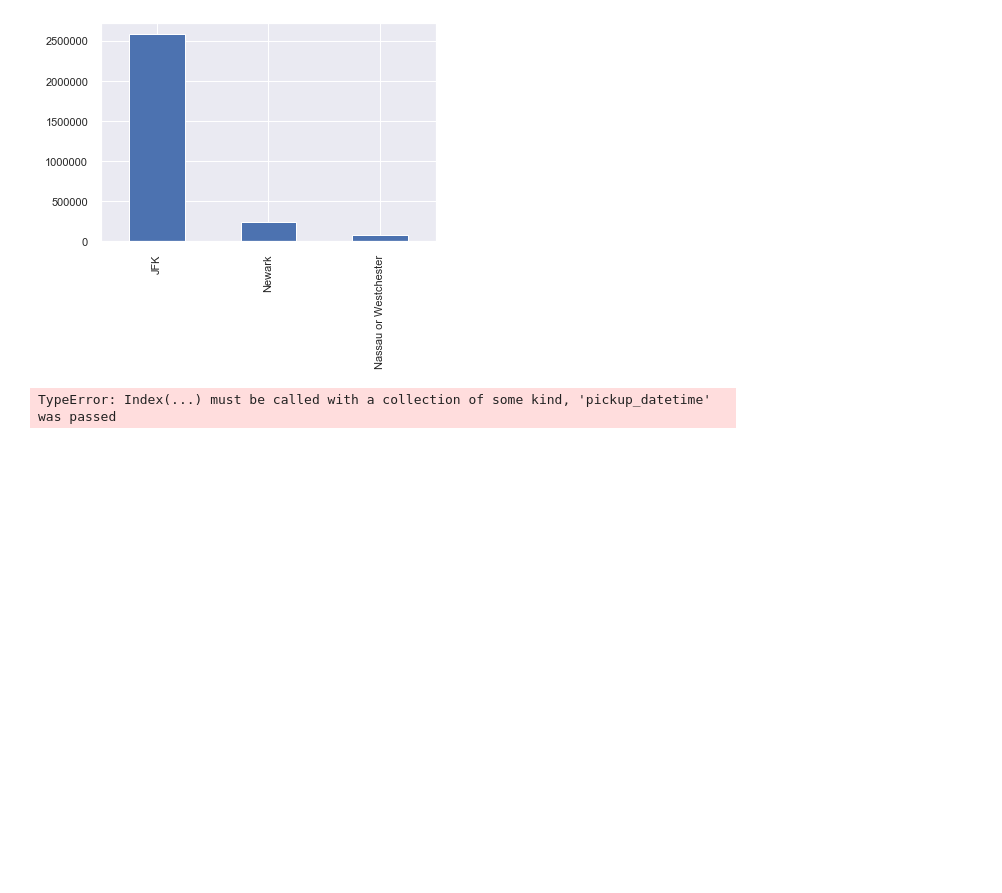
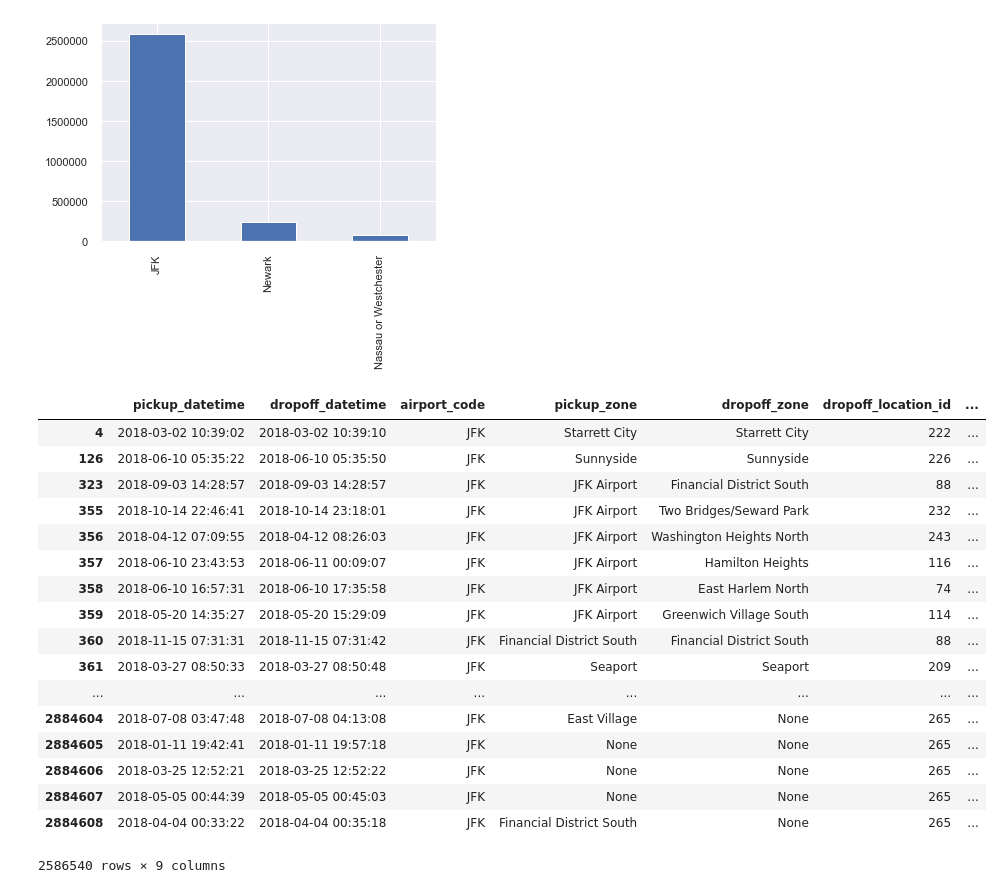
Before and after one commit to lorarjohns/nyc_taxi_bigquery, a Jupyter notebook: ds4a/ds4a/nyc-taxi.ipynb, the cells around one changed output. Saved outputs shown, nothing was run; the diff lists cells and outputs as text; code cells hidden in the pictures; blank space fills up the shorter version.

```diff
--- a/ds4a/ds4a/nyc-taxi.ipynb
+++ b/ds4a/ds4a/nyc-taxi.ipynb
@@ -193,10 +237,10 @@ class DB:
 # %%
 sql = """
 SELECT
-    trip_distance AS distance, total_amount AS total
+    CAST(trip_distance AS FLOAT64) AS distance, CAST(total_amount AS FLOAT64) AS total
 FROM `nyc_taxi.tlc_yellow_trips_2018`
-ORDER BY trip_distance DESC
+ORDER BY trip_distance ASC
 LIMIT 15;
 """
 
-total_amount = client.query(sql).to_dataframe()
+min_dist = client.query(sql).to_dataframe()
@@ -342,7 +420,7 @@ LEFT JOIN `nyc-transit-256016.nyc_taxi.taxi_zone_geom` z1
 ON pickup_location_id = z1.zone_id
 LEFT JOIN `nyc-transit-256016.nyc_taxi.taxi_zone_geom` z2
 ON dropoff_location_id = z2.zone_id
-WHERE trip_distance BETWEEN 0 AND 2000 AND total_amount > 0 AND rate_code IN ('2', '3', '4')
+WHERE trip_distance BETWEEN 1 AND 2000 AND total_amount > 0 AND rate_code IN ('2', '3', '4')
 ;""")
 # %%
 airport_rides['airport_code'].value_counts().plot(kind='bar');
@@ -356,9 +434,26 @@ pickup_to_dropoff_unique = jfk_rides.groupby('pickup_zone')['dropoff_zone'].nuni
 dropoff_to_pickup = jfk_rides.drop_duplicates().groupby('dropoff_zone').pickup_zone.value_counts()
 dropoff_to_pickup_unique = jfk_rides.groupby('dropoff_zone')['pickup_zone'].nunique()
 # %%
-jfk_rides.
+jfk_rides
 # %% [output]
+|  | pickup_datetime | dropoff_datetime | airport_code | pickup_zone | dropoff_zone | dropoff_location_id | ... |
+| 4 | 2018-03-02 10:39:02 | 2018-03-02 10:39:10 | JFK | Starrett City | Starrett City | 222 | ... |
+| 126 | 2018-06-10 05:35:22 | 2018-06-10 05:35:50 | JFK | Sunnyside | Sunnyside | 226 | ... |
+| 323 | 2018-09-03 14:28:57 | 2018-09-03 14:28:57 | JFK | JFK Airport | Financial District South | 88 | ... |
+| 355 | 2018-10-14 22:46:41 | 2018-10-14 23:18:01 | JFK | JFK Airport | Two Bridges/Seward Park | 232 | ... |
+| 356 | 2018-04-12 07:09:55 | 2018-04-12 08:26:03 | JFK | JFK Airport | Washington Heights North | 243 | ... |
+| 357 | 2018-06-10 23:43:53 | 2018-06-11 00:09:07 | JFK | JFK Airport | Hamilton Heights | 116 | ... |
+| 358 | 2018-06-10 16:57:31 | 2018-06-10 17:35:58 | JFK | JFK Airport | East Harlem North | 74 | ... |
+| 359 | 2018-05-20 14:35:27 | 2018-05-20 15:29:09 | JFK | JFK Airport | Greenwich Village South | 114 | ... |
+| 360 | 2018-11-15 07:31:31 | 2018-11-15 07:31:42 | JFK | Financial District South | Financial District South | 88 | ... |
+| 361 | 2018-03-27 08:50:33 | 2018-03-27 08:50:48 | JFK | Seaport | Seaport | 209 | ... |
+| ... | ... | ... | ... | ... | ... | ... | ... |
+| 2884604 | 2018-07-08 03:47:48 | 2018-07-08 04:13:08 | JFK | East Village | None | 265 | ... |
+| 2884605 | 2018-01-11 19:42:41 | 2018-01-11 19:57:18 | JFK | None | None | 265 | ... |
+| 2884606 | 2018-03-25 12:52:21 | 2018-03-25 12:52:22 | JFK | None | None | 265 | ... |
+| 2884607 | 2018-05-05 00:44:39 | 2018-05-05 00:45:03 | JFK | None | None | 265 | ... |
+| 2884608 | 2018-04-04 00:33:22 | 2018-04-04 00:35:18 | JFK | Financial District South | None | 265 | ... |
-TypeError: Index(...) must be called with a collection of some kind, 'pickup_datetime' was passed
+2586540 rows × 9 columns
 # %%
 std_per_hour = db.query("""
 SELECT
```
Also changed, not shown: parts of 13 cells of this notebook, 4 other files.
